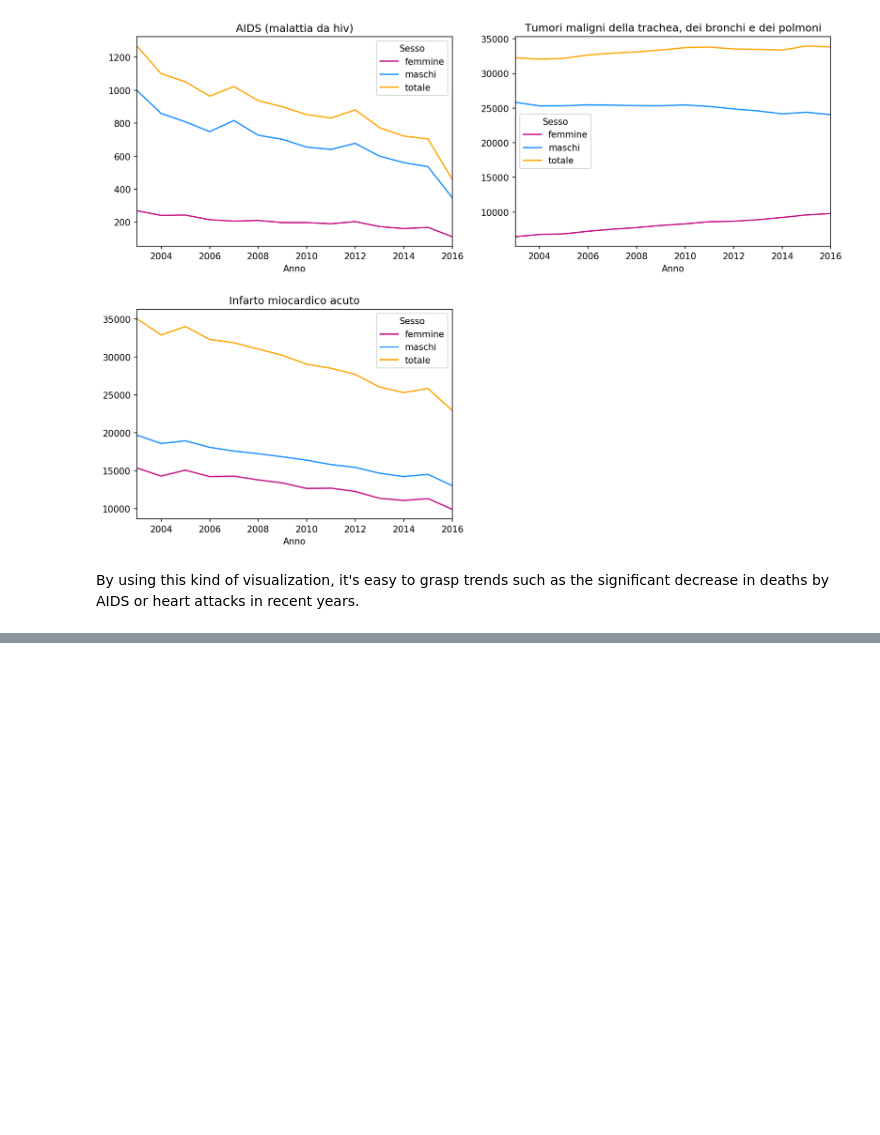
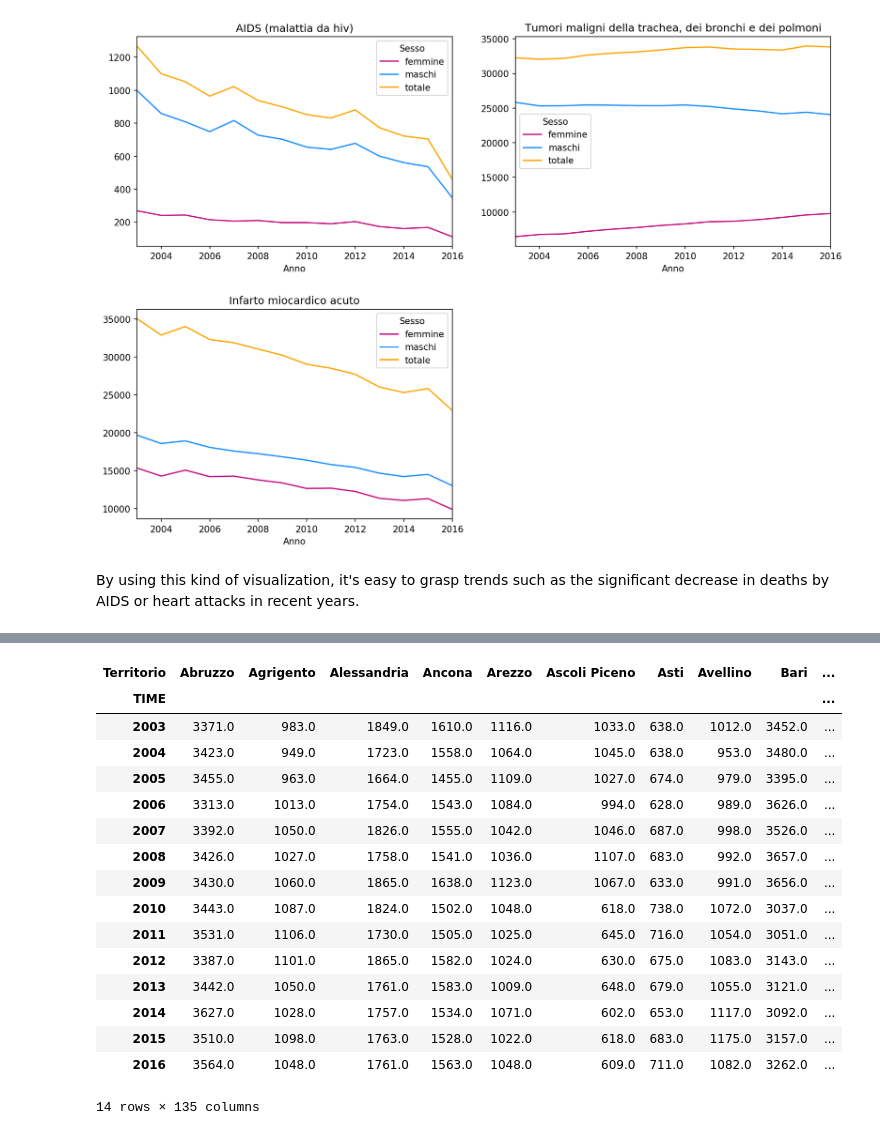
Before and after one commit to pagopa-archive/nteract-on-ckan, a Jupyter notebook: open-notebooks-example/italy_mortality.ipynb, the cells around one changed output, grey strips where cells are left out. Drawn from its saved outputs; the diff is of its cells as text; code cells hidden in the pictures; blank space fills up the shorter version.

```diff
--- a/open-notebooks-example/italy_mortality.ipynb
+++ b/open-notebooks-example/italy_mortality.ipynb
@@ -281,0 +385,24 @@ By using this kind of visualization, it's easy to grasp trends such as the signi
+# %%
+nnt = national_mortality_ts.loc[(national_mortality_ts['causa'] == 'tumori') & (national_mortality_ts['ITTER107'] != 'ITC2') & (national_mortality_ts['Sesso'] == 'totale')].set_index("TIME") #.head(200)
+nnt.reset_index("TIME", inplace = True)
+#nnt
+pivot_territorio = nnt.pivot(index='TIME',columns='Territorio')['Value']
+pivot_territorio #.head(20)
+# %% [output]
+| Territorio | Abruzzo | Agrigento | Alessandria | Ancona | Arezzo | Ascoli Piceno | Asti | Avellino | Bari | ... |
+| TIME |  |  |  |  |  |  |  |  |  | ... |
+| 2003 | 3371.0 | 983.0 | 1849.0 | 1610.0 | 1116.0 | 1033.0 | 638.0 | 1012.0 | 3452.0 | ... |
+| 2004 | 3423.0 | 949.0 | 1723.0 | 1558.0 | 1064.0 | 1045.0 | 638.0 | 953.0 | 3480.0 | ... |
+| 2005 | 3455.0 | 963.0 | 1664.0 | 1455.0 | 1109.0 | 1027.0 | 674.0 | 979.0 | 3395.0 | ... |
+| 2006 | 3313.0 | 1013.0 | 1754.0 | 1543.0 | 1084.0 | 994.0 | 628.0 | 989.0 | 3626.0 | ... |
+| 2007 | 3392.0 | 1050.0 | 1826.0 | 1555.0 | 1042.0 | 1046.0 | 687.0 | 998.0 | 3526.0 | ... |
+| 2008 | 3426.0 | 1027.0 | 1758.0 | 1541.0 | 1036.0 | 1107.0 | 683.0 | 992.0 | 3657.0 | ... |
+| 2009 | 3430.0 | 1060.0 | 1865.0 | 1638.0 | 1123.0 | 1067.0 | 633.0 | 991.0 | 3656.0 | ... |
+| 2010 | 3443.0 | 1087.0 | 1824.0 | 1502.0 | 1048.0 | 618.0 | 738.0 | 1072.0 | 3037.0 | ... |
+| 2011 | 3531.0 | 1106.0 | 1730.0 | 1505.0 | 1025.0 | 645.0 | 716.0 | 1054.0 | 3051.0 | ... |
+| 2012 | 3387.0 | 1101.0 | 1865.0 | 1582.0 | 1024.0 | 630.0 | 675.0 | 1083.0 | 3143.0 | ... |
+| 2013 | 3442.0 | 1050.0 | 1761.0 | 1583.0 | 1009.0 | 648.0 | 679.0 | 1055.0 | 3121.0 | ... |
+| 2014 | 3627.0 | 1028.0 | 1757.0 | 1534.0 | 1071.0 | 602.0 | 653.0 | 1117.0 | 3092.0 | ... |
+| 2015 | 3510.0 | 1098.0 | 1763.0 | 1528.0 | 1022.0 | 618.0 | 683.0 | 1175.0 | 3157.0 | ... |
+| 2016 | 3564.0 | 1048.0 | 1761.0 | 1563.0 | 1048.0 | 609.0 | 711.0 | 1082.0 | 3262.0 | ... |
+14 rows × 135 columns
```
Also changed, not shown: parts of 10 cells of this notebook, 1 other file.
